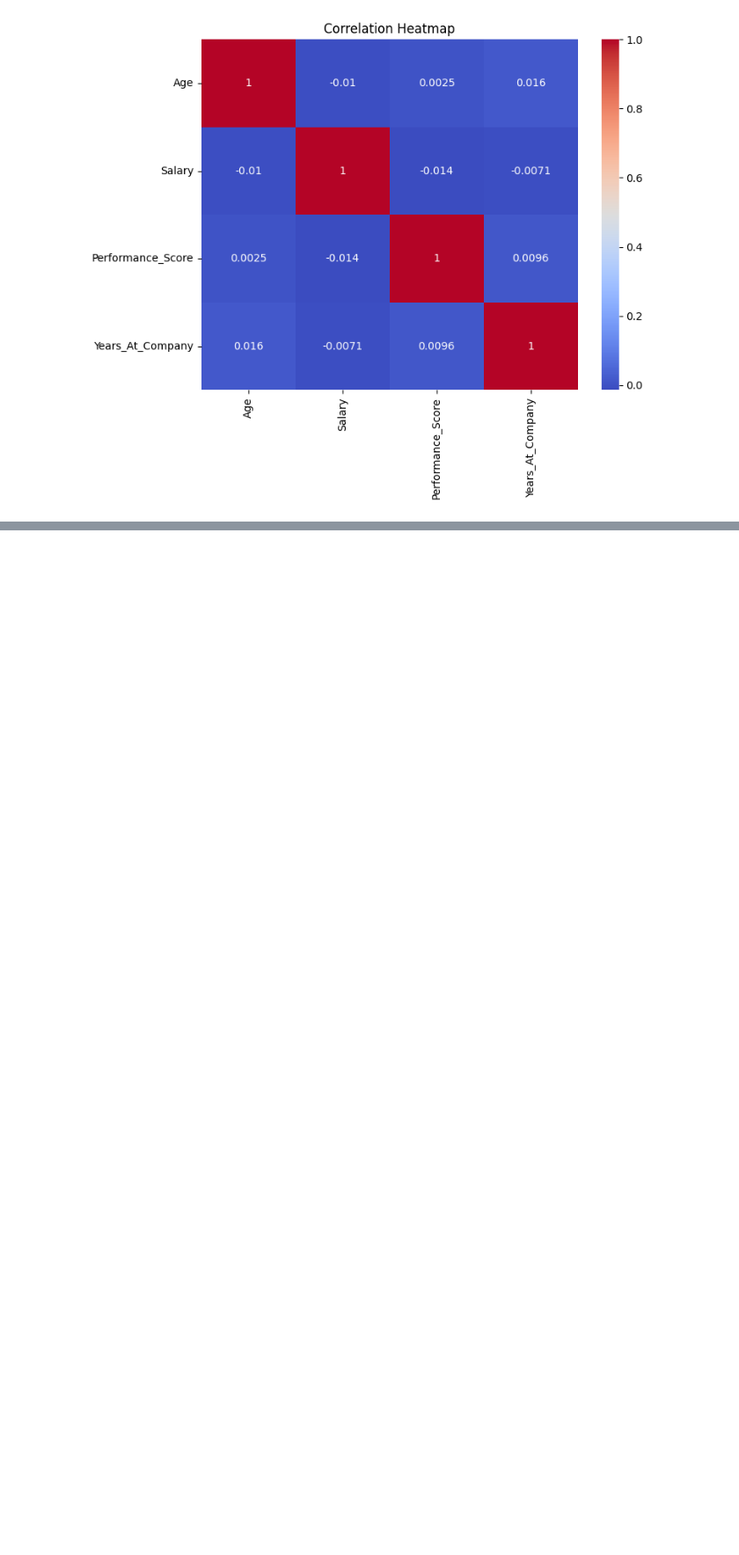
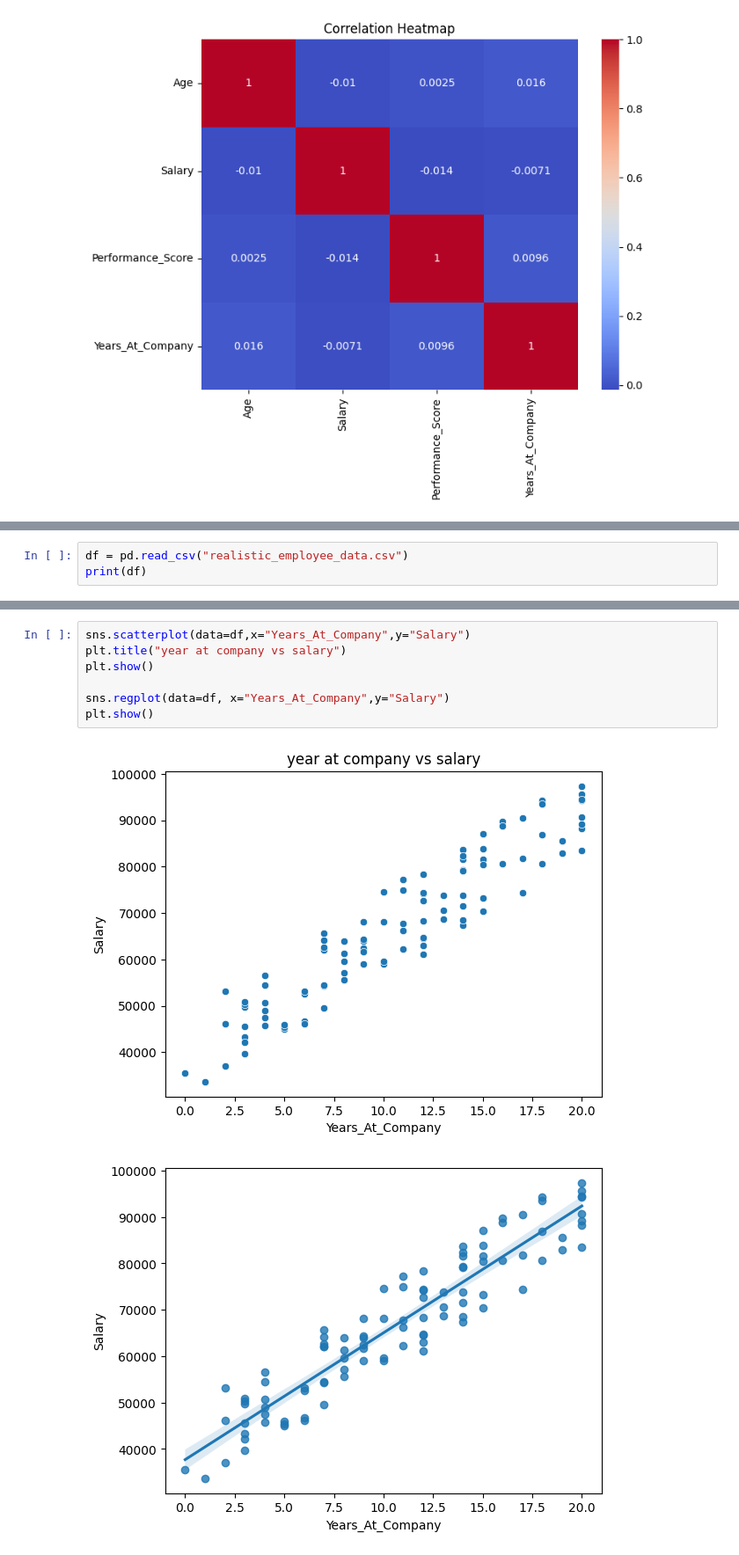
Before and after one commit to sarashyam/learn_DataScience_ChatGPT, a Jupyter notebook: Perplexity_1/correlation_4.ipynb, the cells around one changed output, grey strips where cells are left out. Shown at 88% size. Drawn from its saved outputs; the diff is of its cells as text; blank space fills up the shorter version.

```diff
--- a/Perplexity_1/correlation_4.ipynb
+++ b/Perplexity_1/correlation_4.ipynb
@@ -25,0 +41,3 @@ Years_At_Company   0.015559 -0.007053           0.009569          1.000000
+# %%
+df = pd.read_csv("realistic_employee_data.csv")
+print(df)
@@ -25,0 +157,10 @@ Years_At_Company   0.015559 -0.007053           0.009569          1.000000
+# %%
+sns.scatterplot(data=df,x="Years_At_Company",y="Salary")
+plt.title("year at company vs salary")
+plt.show()
+
+sns.regplot(data=df, x="Years_At_Company",y="Salary")
+plt.show()
+# %% [output]
+[figure, added]
+[figure, added]
```
Also changed, not shown: parts of 18 cells of this notebook, 1 other file.
